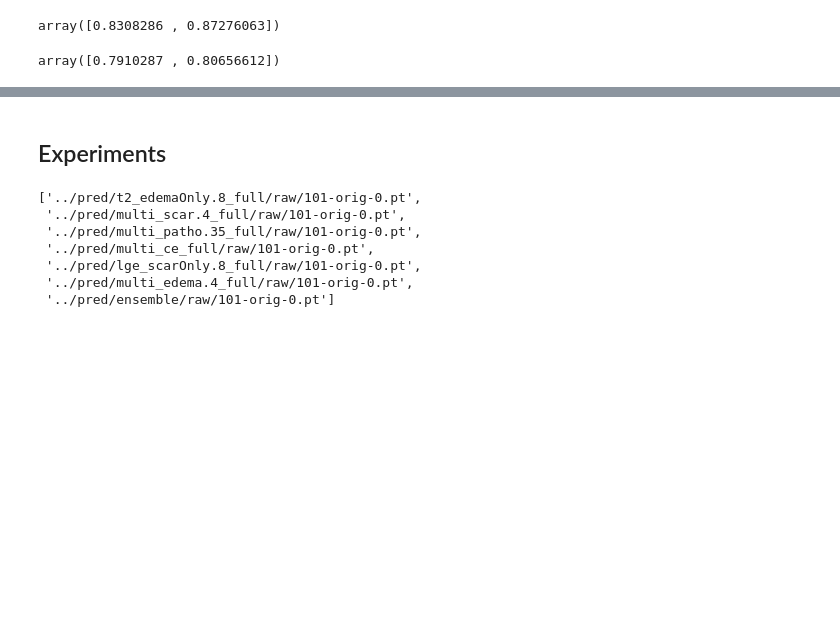
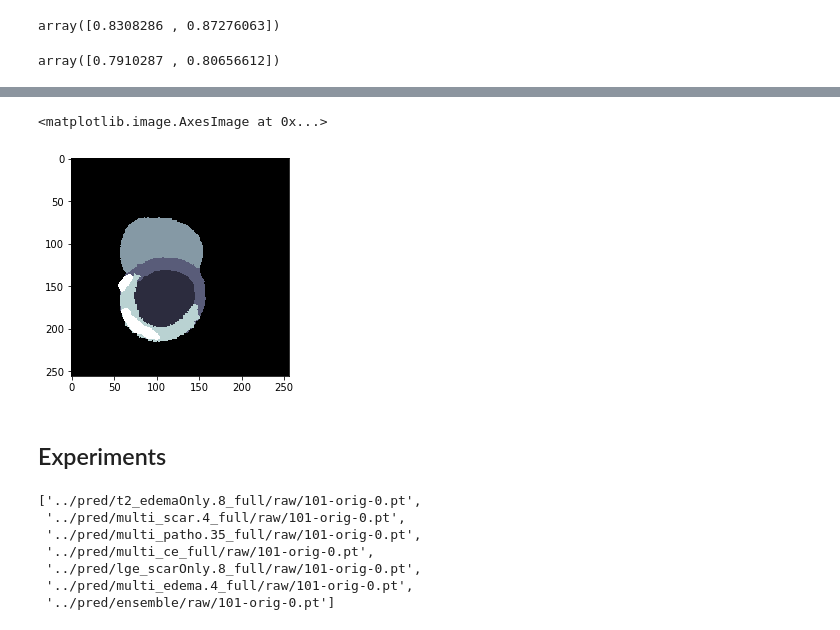
Before and after one commit to chfc-cmi/miccai2020-myops, a Jupyter notebook: code/12_compare_predictions.ipynb, the cells around one changed output, grey strips where cells are left out. Cells and saved outputs as stored; diff of their text form; code cells hidden in the pictures; blank space fills up the shorter version.

```diff
--- a/code/12_compare_predictions.ipynb
+++ b/code/12_compare_predictions.ipynb
@@ -124,3 +188,8 @@ array([0.7910287 , 0.80656612])
+# %%
+plt.imshow(PILMask.create("../data/png/masks/102-orig-1.png").crop_pad(256), cmap="bone")
+# %% [output]
+<matplotlib.image.AxesImage at 0x...>
+[figure, added]
 # %% [markdown]
 ## Experiments
 # %%
```
Also changed, not shown: parts of 9 cells of this notebook.
